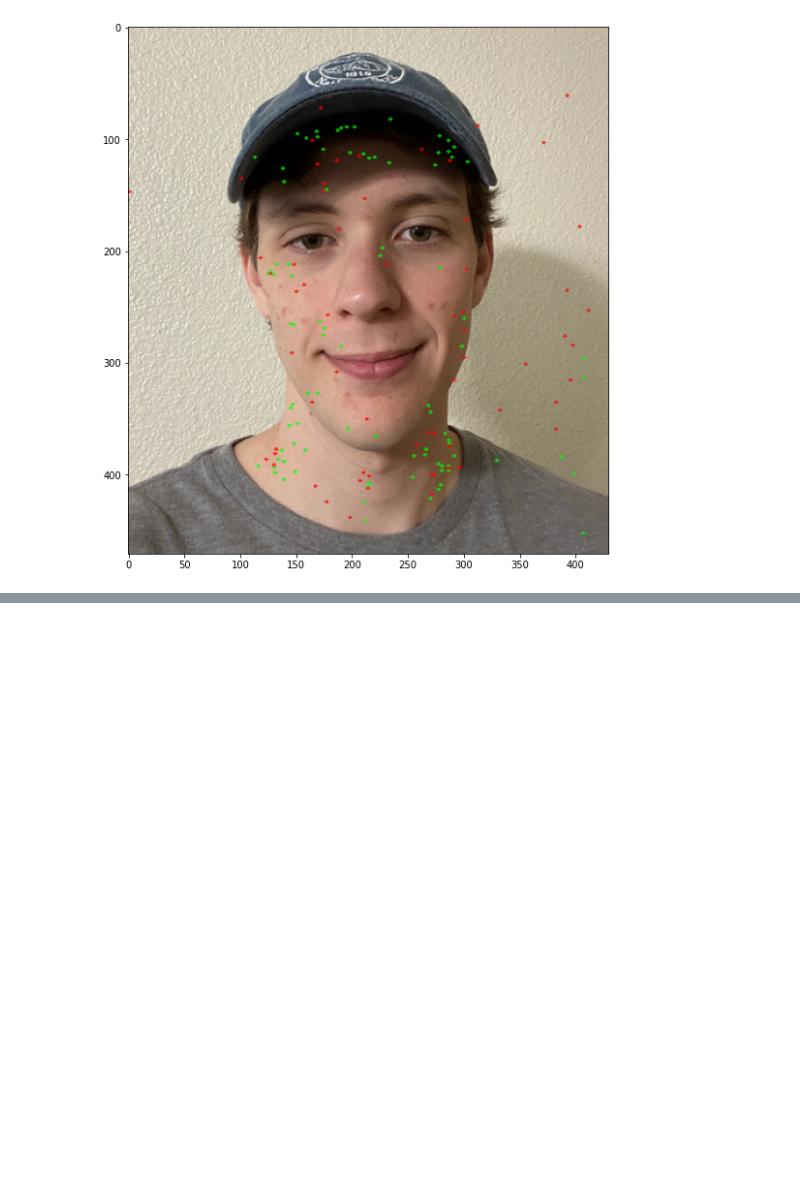
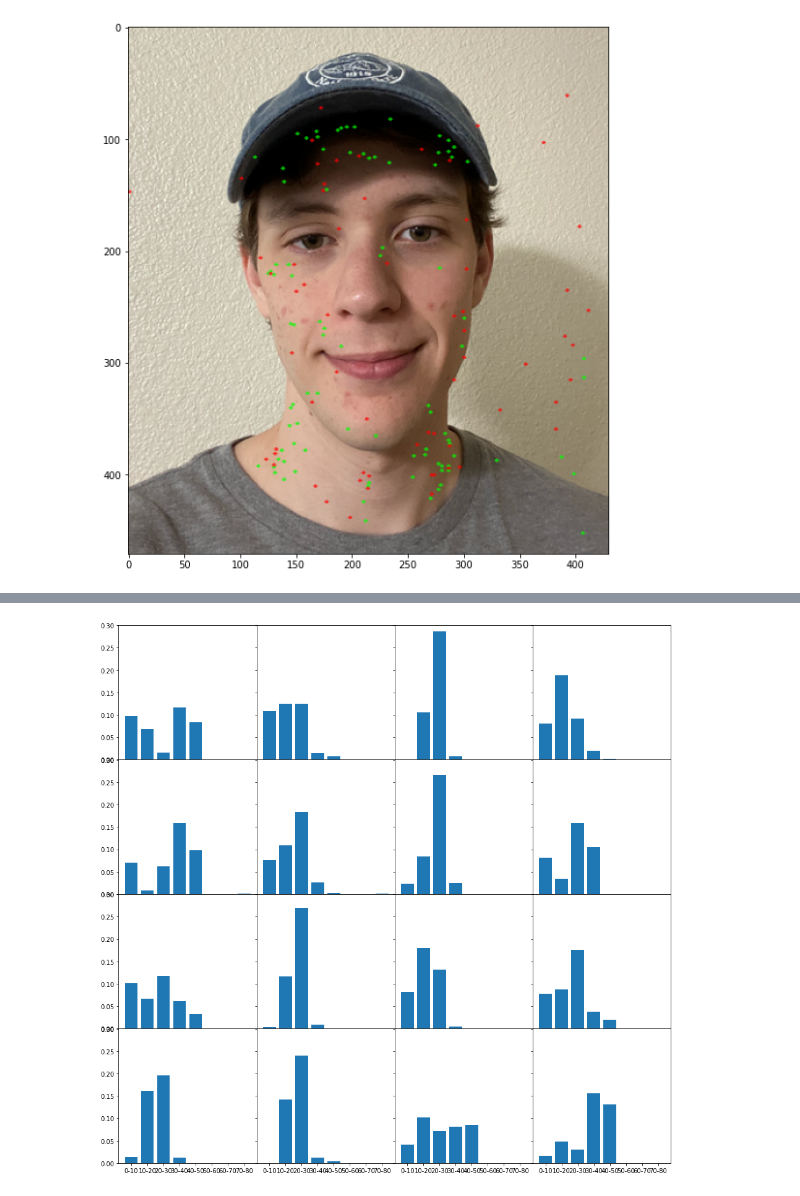
Before and after one commit to WTS012201/CompVis, a Jupyter notebook: ImageStitching/sift.ipynb, the cells around one changed output, grey strips where cells are left out. Drawn from its saved outputs; the diff is of its cells as text; code cells hidden in the pictures; blank space fills up the shorter version.

Commit message:
descriptor

```diff
--- a/ImageStitching/sift.ipynb
+++ b/ImageStitching/sift.ipynb
@@ -17,11 +17,11 @@ img = src.copy()
 n_octaves = 4
 oct_size = 5
 
-octaves = []
-for i in range(n_octaves):
-    octave = utils.gen_octave(img, oct_size)
-    img = cv.resize(img, (img.shape[0] // 2, img.shape[0] // 2))
-    octaves.append(octave)
+octaves = utils.gen_octaves(img, n_octaves, oct_size)
+# for i in range(n_octaves):
+#     octave = utils.gen_octave(img, oct_size)
+#     img = cv.resize(img, (img.shape[0] // 2, img.shape[0] // 2))
+#     octaves.append(octave)
 
 sample_oct_idx = 0
 plt.figure(figsize=(10,10))
@@ -139,0 +244,18 @@ utils.show_patch_structure(
+# %%
+descs, samples = gen_descriptors(ori_kps1, octaves, sample_oct_idx, sample_scale_idx)
+# %%
+def sample_desc_hists(sample):
+    fig, axes = plt.subplots(
+        4, 4, figsize=(16,16), sharey=True, sharex=True,
+        gridspec_kw={'wspace': 0, 'hspace': 0}
+    )
+
+    degrees = [str(deg * 10) + '-' + str(deg * 10 + 10) for deg in range(8)]
+    for (i, j) in [(i, j) for i in range(4) for j in range(4)]:
+        oris = sample[i, j]
+        axes[i, j].bar(degrees, oris)
+# %%
+rand_sample = samples[np.random.randint(0, len(samples))]
+sample_desc_hists(rand_sample)
+# %% [output]
+[figure, added]
```
Also changed, not shown: parts of 3 cells of this notebook, 27 other files.
